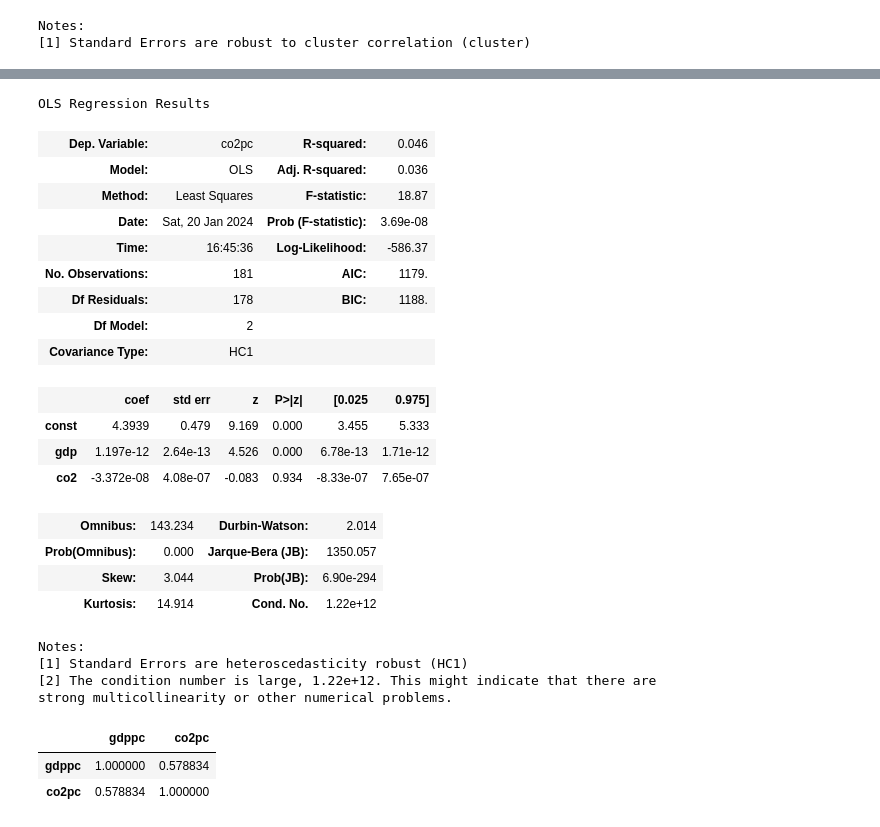
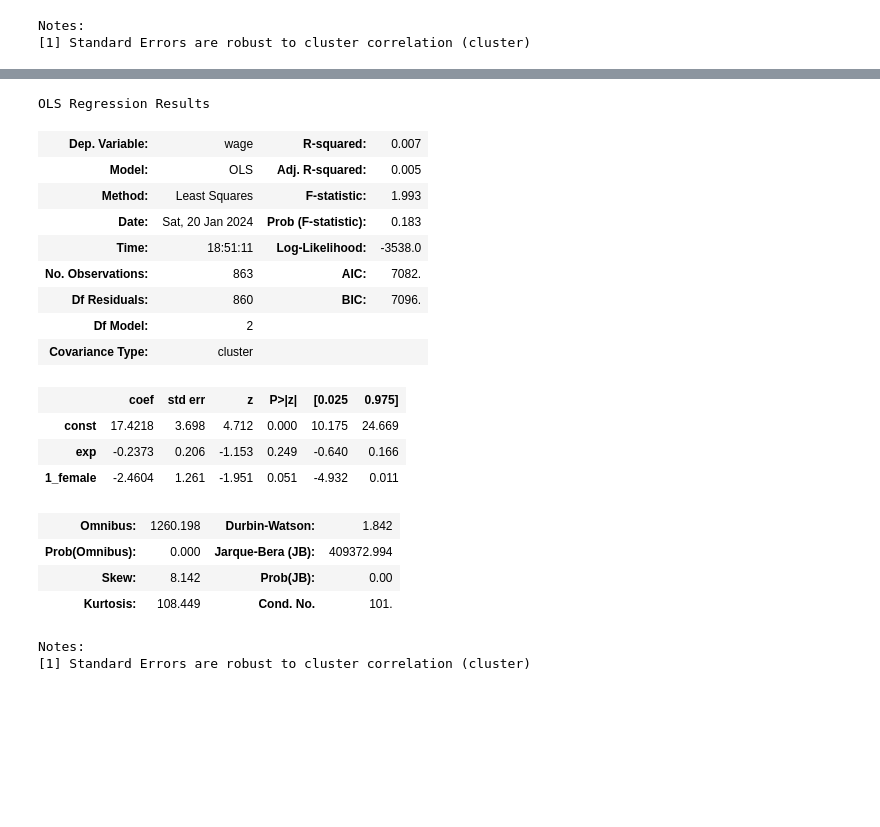
Before and after one commit to rohanjha123/data-h195, a Jupyter notebook: defining_funcs/econ140_psets.ipynb, the cells around one changed output, grey strips where cells are left out. Saved outputs shown, nothing was run; the diff lists cells and outputs as text; code cells hidden in the pictures; blank space fills up the shorter version.

```diff
--- a/defining_funcs/econ140_psets.ipynb
+++ b/defining_funcs/econ140_psets.ipynb
@@ -438,37 +414,44 @@ var_list
-# %%
-pollution_no_na = pollution[['gdp', 'co2','co2pc']].dropna()
-x_df = pollution_no_na[['gdp', 'co2']]
-y_df = pollution_no_na['co2pc']
-model = sm.OLS(y_df, sm.add_constant(x_df))
-result = model.fit(cov_type='HC1')
-result.summary()
-# %% [output]
-OLS Regression Results
-| Dep. Variable: | co2pc | R-squared: | 0.046 |
-| Model: | OLS | Adj. R-squared: | 0.036 |
-| Method: | Least Squares | F-statistic: | 18.87 |
-| Date: | Sat, 20 Jan 2024 | Prob (F-statistic): | 3.69e-08 |
-| Time: | 16:45:36 | Log-Likelihood: | -586.37 |
-| No. Observations: | 181 | AIC: | 1179. |
-| Df Residuals: | 178 | BIC: | 1188. |
-| Df Model: | 2 |  |  |
-| Covariance Type: | HC1 |  |  |
-|  | coef | std err | z | P>|z| | [0.025 | 0.975] |
-| const | 4.3939 | 0.479 | 9.169 | 0.000 | 3.455 | 5.333 |
-| gdp | 1.197e-12 | 2.64e-13 | 4.526 | 0.000 | 6.78e-13 | 1.71e-12 |
-| co2 | -3.372e-08 | 4.08e-07 | -0.083 | 0.934 | -8.33e-07 | 7.65e-07 |
-| Omnibus: | 143.234 | Durbin-Watson: | 2.014 |
-| Prob(Omnibus): | 0.000 | Jarque-Bera (JB): | 1350.057 |
-| Skew: | 3.044 | Prob(JB): | 6.90e-294 |
-| Kurtosis: | 14.914 | Cond. No. | 1.22e+12 |
-Notes:
-[1] Standard Errors are heteroscedasticity robust (HC1)
-[2] The condition number is large, 1.22e+12. This might indicate that there are
-strong multicollinearity or other numerical problems.
 # %%
-pollution_no_na = pollution[['gdppc','co2pc']].dropna()
-pollution[['gdppc','co2pc']].corr()
+y_var = "wage"
+clustering_vars = ['education']
+la_with_dummies = la.copy()
+x_var = "'exp', 'i.female'"
+x_var_new = "'" + "', '".join([i.strip("'") for i in x_var.split(", ") if not i.strip("'").startswith("i.")]) + "'"
+indicator_list = [m.strip("'") for m in x_var.split('i.')[1:]]
+for indicator in indicator_list:
+    dummies = pd.get_dummies(la_with_dummies[indicator])
+    dummies = dummies.iloc[:,1:]
+    dummies.columns = [str(x) + '_' + str(indicator) for x in dummies.columns]
+    la_with_dummies = pd.concat([la_with_dummies,dummies],axis=1)
+    x_var_new = x_var_new + ", '" + "', '".join(dummies.columns) + "'"
+x_var = x_var_new
+if clustering_vars:
+    x_var_temp = x_var + ", '" + "', '".join(clustering_vars) + "'"
+var_list = x_var_temp +", '"+ str(y_var) + "'"
+la_with_dummies_no_na = la_with_dummies[[i.strip("'") for i in var_list.split(", ")]].dropna()
+x_df = la_with_dummies_no_na[[i.strip("'") for i in x_var.split(", ")]]
+y_df = la_with_dummies_no_na['wage']
+model = sm.OLS(y_df, sm.add_constant(x_df))
+result = model.fit(cov_type='cluster', cov_kwds={'groups': la_with_dummies_no_na['education']})
+result.summary()
 # %% [output]
+OLS Regression Results
-|  | gdppc | co2pc |
-| gdppc | 1.000000 | 0.578834 |
-| co2pc | 0.578834 | 1.000000 |
+| Dep. Variable: | wage | R-squared: | 0.007 |
+| Model: | OLS | Adj. R-squared: | 0.005 |
+| Method: | Least Squares | F-statistic: | 1.993 |
+| Date: | Sat, 20 Jan 2024 | Prob (F-statistic): | 0.183 |
+| Time: | 18:51:11 | Log-Likelihood: | -3538.0 |
+| No. Observations: | 863 | AIC: | 7082. |
+| Df Residuals: | 860 | BIC: | 7096. |
+| Df Model: | 2 |  |  |
+| Covariance Type: | cluster |  |  |
+|  | coef | std err | z | P>|z| | [0.025 | 0.975] |
+| const | 17.4218 | 3.698 | 4.712 | 0.000 | 10.175 | 24.669 |
+| exp | -0.2373 | 0.206 | -1.153 | 0.249 | -0.640 | 0.166 |
+| 1_female | -2.4604 | 1.261 | -1.951 | 0.051 | -4.932 | 0.011 |
+| Omnibus: | 1260.198 | Durbin-Watson: | 1.842 |
+| Prob(Omnibus): | 0.000 | Jarque-Bera (JB): | 409372.994 |
+| Skew: | 8.142 | Prob(JB): | 0.00 |
+| Kurtosis: | 108.449 | Cond. No. | 101. |
+Notes:
+[1] Standard Errors are robust to cluster correlation (cluster)
```
Also changed, not shown: parts of 3 cells of this notebook, 6 other files.
